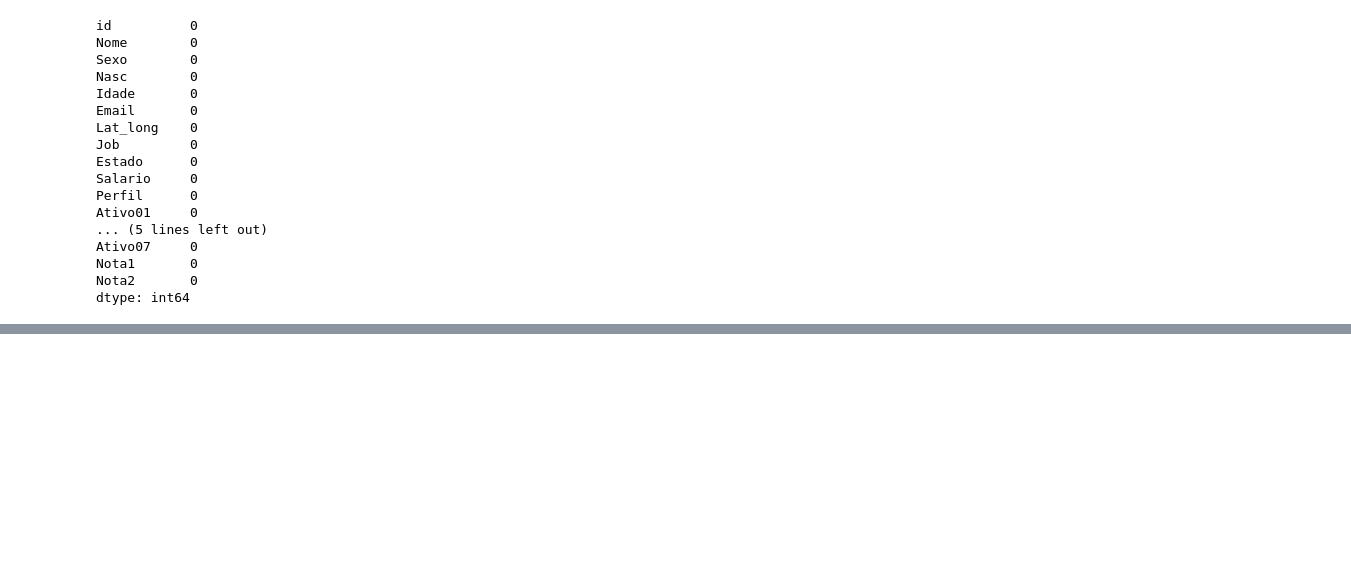
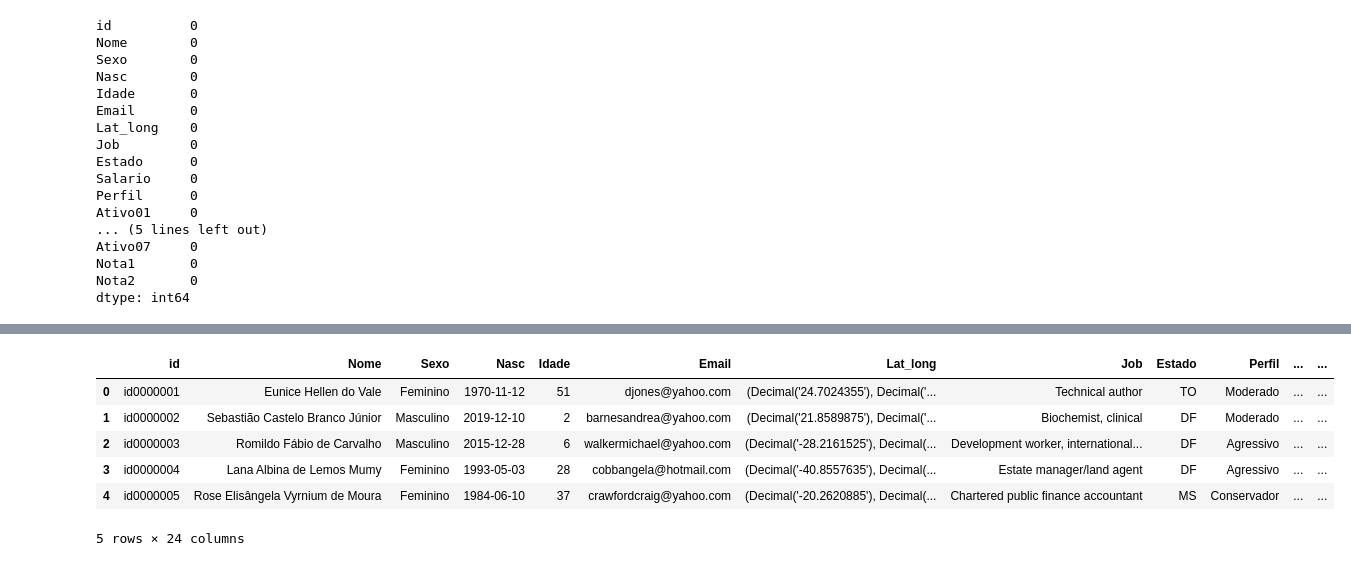
Before and after one commit to Liz03Oliver/analise_exploratoria_dados_financeiros, a Jupyter notebook: analise.ipynb, the cells around one changed output, grey strips where cells are left out. Drawn from its saved outputs; the diff is of its cells as text; code cells hidden in the pictures; blank space fills up the shorter version.

```diff
--- a/analise.ipynb
+++ b/analise.ipynb
@@ -637,0 +676,12 @@ dtype: int64
+# %%
+# Cria coluna "Dominio" com apenas o domínio do email
+pega_dominio = lambda x: x.split(sep='@')[1]
+dados_fin['Dominio'] = dados_fin['Email'].apply(pega_dominio)
+# %%
+# Mudar o nome da coluna "Salário" para "Renda" e tratar a coluna (sem caracter $ e tipo numérica)
+
+trata_salario = lambda x: x.replace('$', '')
+dados_fin['Renda'] = dados_fin['Salario'].apply(trata_salario)
+dados_fin = dados_fin.astype({'Renda': 'float'})
+dados_fin.drop(columns=['Salario'], axis=1, inplace=True)
+dados_fin.dtypes
@@ -637,0 +706,11 @@ dtype: int64
+# %%
+# Mudar os dados da coluna "Sexo" para Masculino e Feminino
+
+dict_sexo = {'Fem':'Feminino', 'Masc':'Masculino'}
+
+dados_fin['Sexo'] = dados_fin['Sexo'].map(dict_sexo)
+# %%
+# Transformar os dados da coluna Media em inteiro
+
+dados_fin = dados_fin.astype({'Media': 'int'})
+dados_fin.dtypes
@@ -637,0 +735,19 @@ dtype: int64
+# %%
+# Cria coluna "NPS" onde o investidor é promotor se a média das notas é maior igual a 80, neutro se a média estiver entre 50 e 80, e detrator se for abaixo de 50
+
+lista_condicoes = [(dados_fin['Media'] >= 80),
+(dados_fin['Media'] >= 50) & (dados_fin['Media'] < 80),
+(dados_fin['Media'] < 50)]
+
+lista_escolhas = ['Promotor', 'Neutro', 'Detrator']
+
+dados_fin['NPS'] = np.select(lista_condicoes, lista_escolhas)
+dados_fin.head()
+# %% [output]
+|  | id | Nome | Sexo | Nasc | Idade | Email | Lat_long | Job | Estado | Perfil | ... | ... |
+| 0 | id0000001 | Eunice Hellen do Vale | Feminino | 1970-11-12 | 51 | djones@yahoo.com | (Decimal('24.7024355'), Decimal('... | Technical author | TO | Moderado | ... | ... |
+| 1 | id0000002 | Sebastião Castelo Branco Júnior | Masculino | 2019-12-10 | 2 | barnesandrea@yahoo.com | (Decimal('21.8589875'), Decimal('... | Biochemist, clinical | DF | Moderado | ... | ... |
+| 2 | id0000003 | Romildo Fábio de Carvalho | Masculino | 2015-12-28 | 6 | walkermichael@yahoo.com | (Decimal('-28.2161525'), Decimal(... | Development worker, international... | DF | Agressivo | ... | ... |
+| 3 | id0000004 | Lana Albina de Lemos Mumy | Feminino | 1993-05-03 | 28 | cobbangela@hotmail.com | (Decimal('-40.8557635'), Decimal(... | Estate manager/land agent | DF | Agressivo | ... | ... |
+| 4 | id0000005 | Rose Elisângela Vyrnium de Moura | Feminino | 1984-06-10 | 37 | crawfordcraig@yahoo.com | (Decimal('-20.2620885'), Decimal(... | Chartered public finance accountant | MS | Conservador | ... | ... |
+5 rows × 24 columns
```
Also changed, not shown: parts of 9 cells of this notebook.
